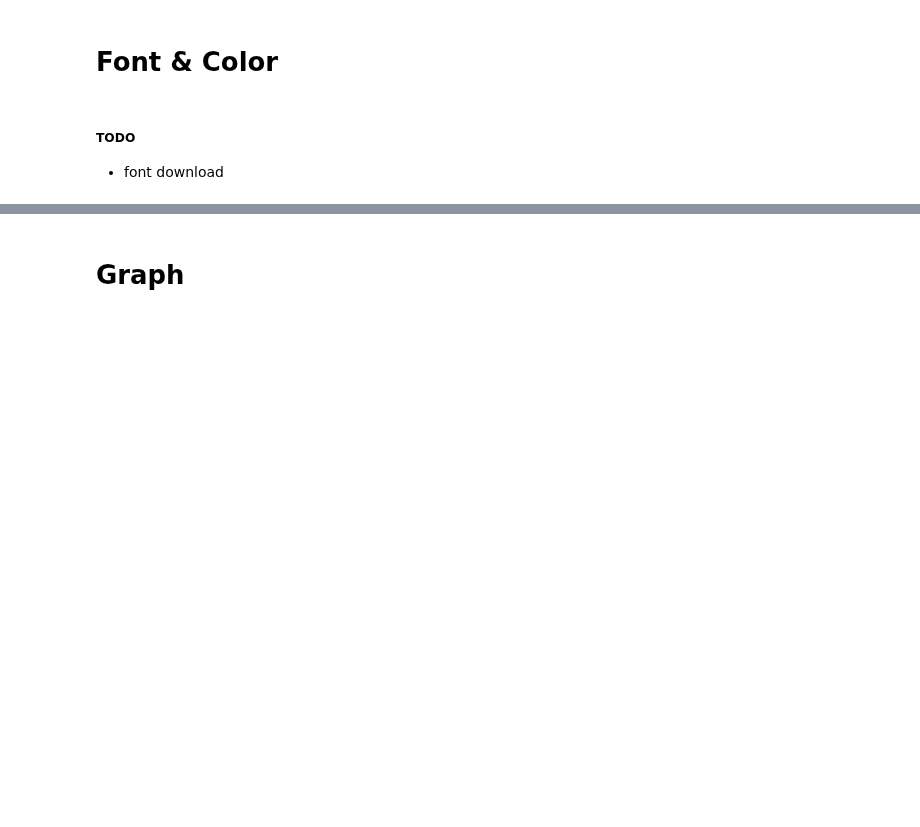
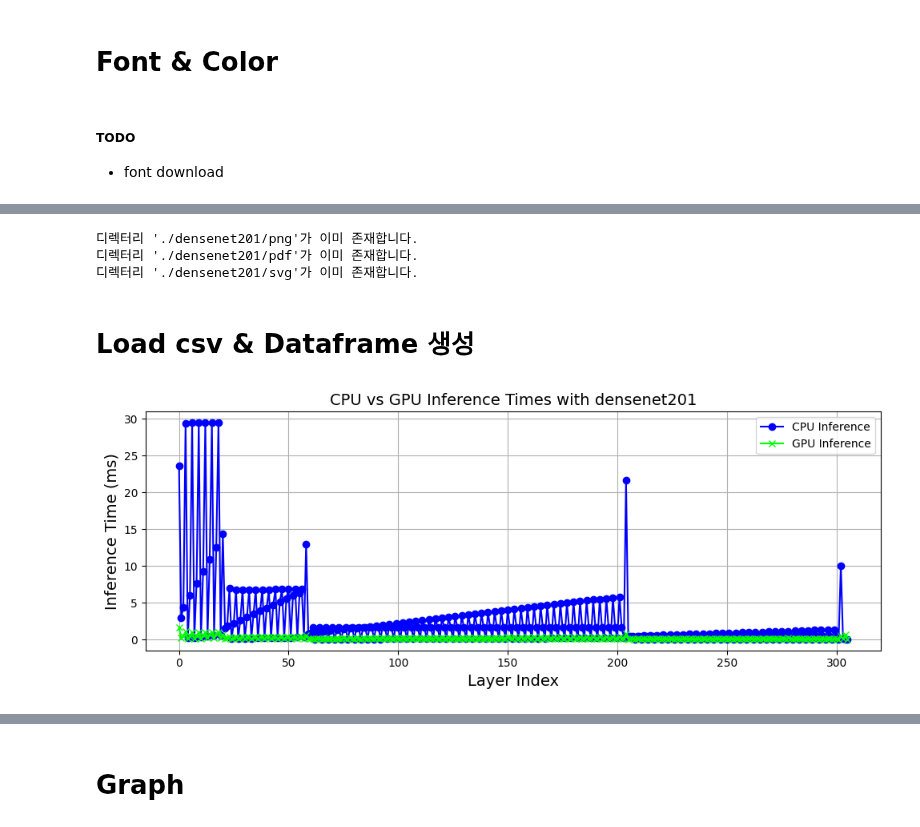
Before and after one commit to SeungWoo3/graph-rage2025, a Jupyter notebook: 2.SeqTpaDpa_real_simul/1. Simulation for Dpa (Throughput, Delay, Acceleration gain, Block loss) + {Pre, Post}.ipynb, the cells around one changed output, grey strips where cells are left out. Saved outputs shown, nothing was run; the diff lists cells and outputs as text; code cells hidden in the pictures; blank space fills up the shorter version.

Commit message:
make directory for gpu_accel simul graph

```diff
--- a/2.SeqTpaDpa_real_simul/1. Simulation for Dpa (Throughput, Delay, Acceleration gain, Block loss) + {Pre, Post}.ipynb
+++ b/2.SeqTpaDpa_real_simul/1. Simulation for Dpa (Throughput, Delay, Acceleration gain, Block loss) + {Pre, Post}.ipynb
@@ -116,0 +31,47 @@ for label, file_path in files.items():
+# %%
+save_formats = ['png', 'pdf', 'svg']
+device = 'nano'
+max_cores = 4
+models = ['densenet201']
+# %%
+def LayerNum(model):
+    if model == "densenet201" :
+        return 306
+    elif model == "resnet152" :
+        return 206
+    elif model == "enetb0" :
+        return 136
+    elif model == "csmobilenet-v2" :
+        return 81
+    elif model == "squeezenet" :
+        return 50
+    elif model == "yolov7" :
+        return 143
+    elif model == "yolov7-tiny" :
+        return 99
+    elif model == "yolov4" :
+        return 162
+    elif model == "yolov4-tiny" :
+        return 38
+    elif model == "resnet10" :
+        return 17
+    elif model == "yolov2-tiny" :
+        return 16
+    else :
+        print("Unknown model: ", model)
+        return 0
+
+for model in models:
+    for save_format in save_formats:
+        directory_path = f'./{model}/{save_format}'
+        if not os.path.exists(directory_path):
+            os.makedirs(directory_path)
+            print(f"디렉터리 '{directory_path}' 생성 완료!")
+        else:
+            print(f"디렉터리 '{directory_path}'가 이미 존재합니다.")
+# %% [output]
+디렉터리 './densenet201/png'가 이미 존재합니다.
+디렉터리 './densenet201/pdf'가 이미 존재합니다.
+디렉터리 './densenet201/svg'가 이미 존재합니다.
+# %% [markdown]
+# Load csv & Dataframe 생성
@@ -116,0 +81,3 @@ for label, file_path in files.items():
+# %%
+gpu_file_path = f"../../csv/{date}/layer_time/{model}/gpu_raw_data.csv"
+cpu_file_path = f"../../csv/{date}/layer_time/{model}/cpu_raw_data_01blas.csv"
@@ -116,0 +170,18 @@ for label, file_path in files.items():
+# %%
+# 그래프 그리기
+plt.figure(figsize=(10, 4))
+plt.plot(cpu_inference_list, label='CPU Inference', marker='o', linestyle='-', color = 'blue')
+plt.plot(gpu_inference_list, label='GPU Inference', marker='x', linestyle='-', color='lime')
+
+# 그래프 제목 및 레이블 설정
+plt.title(f'CPU vs GPU Inference Times with {model}', fontsize=14)
+plt.xlabel('Layer Index', fontsize=14)
+plt.ylabel('Inference Time (ms)', fontsize=14)
+plt.legend()
+plt.grid(True)
+
+plt.tight_layout()
+for save_format in save_formats:
+    plt.savefig(f'./{model}/{save_format}/0.LayerTime_{device}_simul_{set_model}_{model}.{save_format}')
+# %% [output]
+[figure, added]
```
Also changed, not shown: parts of 23 cells of this notebook, 23 other files.
